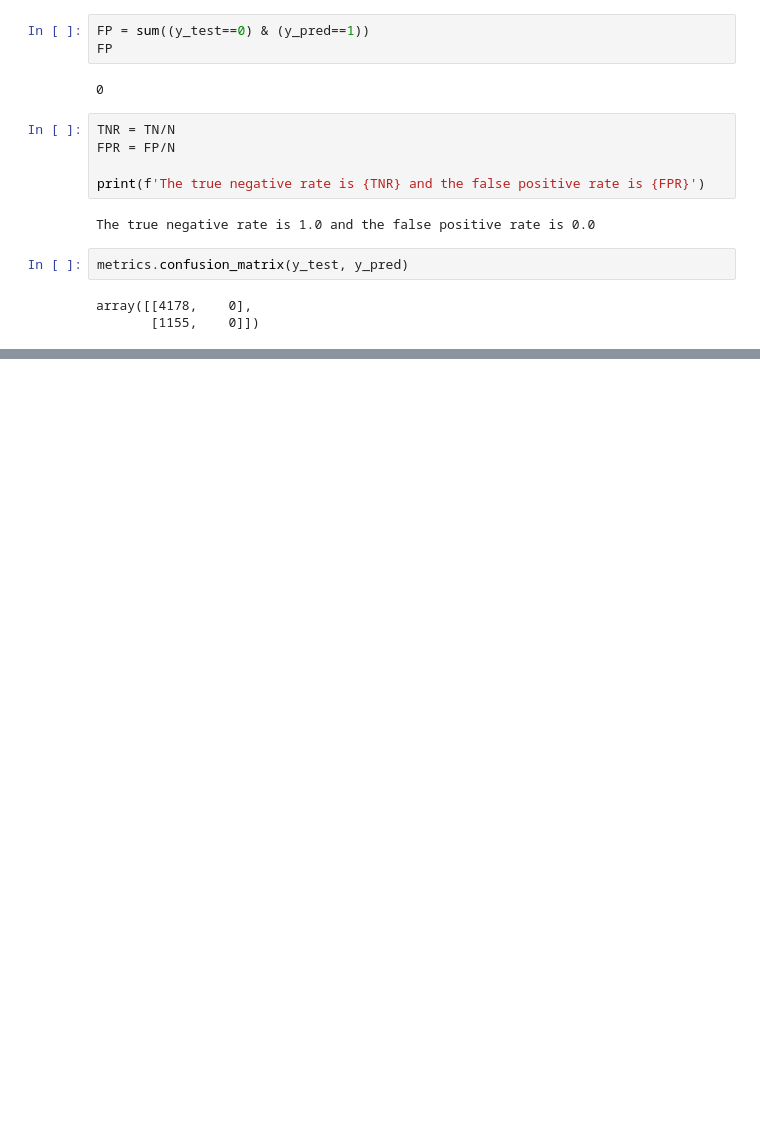
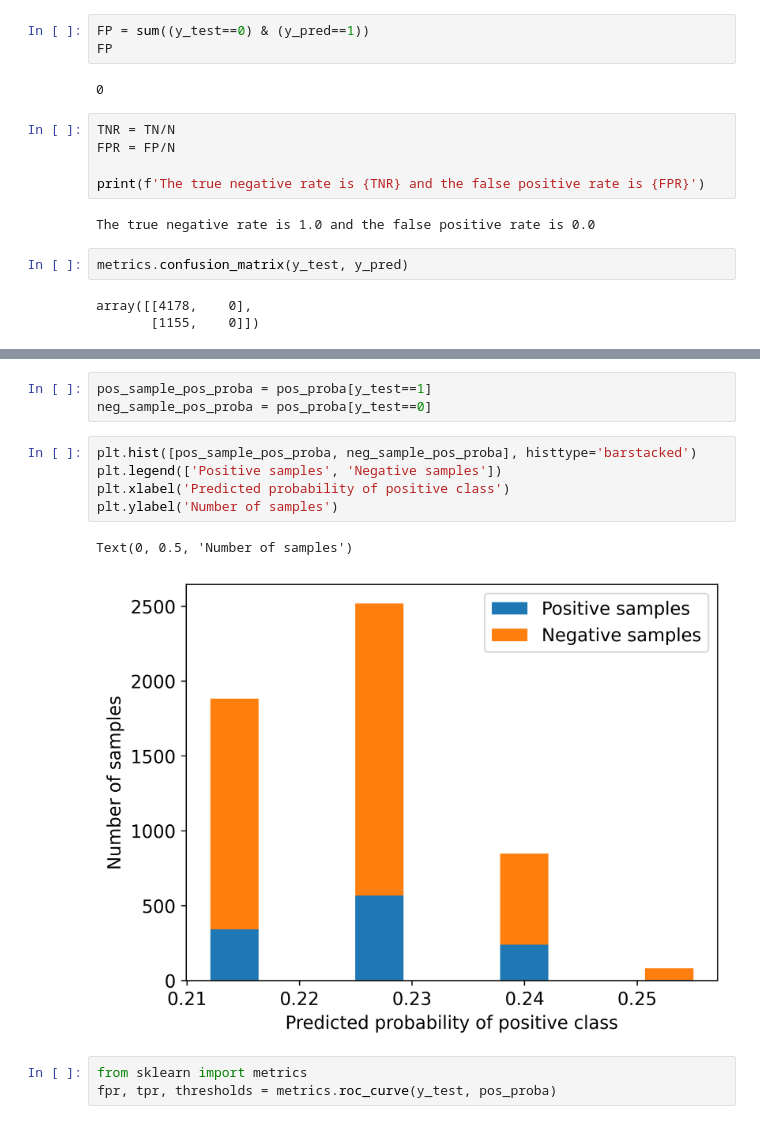
Before and after one commit to askot19/Analise_de_dados, a Jupyter notebook: Projetos de Ciência de Dados com Python/Capítulo 2/ex08.ipynb, the cells around one changed output, grey strips where cells are left out. Cells and saved outputs as stored; diff of their text form; blank space fills up the shorter version.

```diff
--- a/Projetos de Ciência de Dados com Python/Capítulo 2/ex08.ipynb
+++ b/Projetos de Ciência de Dados com Python/Capítulo 2/ex08.ipynb
@@ -259,0 +300,14 @@ array([[4178,    0],
+# %%
+pos_sample_pos_proba = pos_proba[y_test==1]
+neg_sample_pos_proba = pos_proba[y_test==0]
+# %%
+plt.hist([pos_sample_pos_proba, neg_sample_pos_proba], histtype='barstacked')
+plt.legend(['Positive samples', 'Negative samples'])
+plt.xlabel('Predicted probability of positive class')
+plt.ylabel('Number of samples')
+# %% [output]
+Text(0, 0.5, 'Number of samples')
+[figure, added]
+# %%
+from sklearn import metrics
+fpr, tpr, thresholds = metrics.roc_curve(y_test, pos_proba)
```
Also changed, not shown: parts of 10 cells of this notebook.
